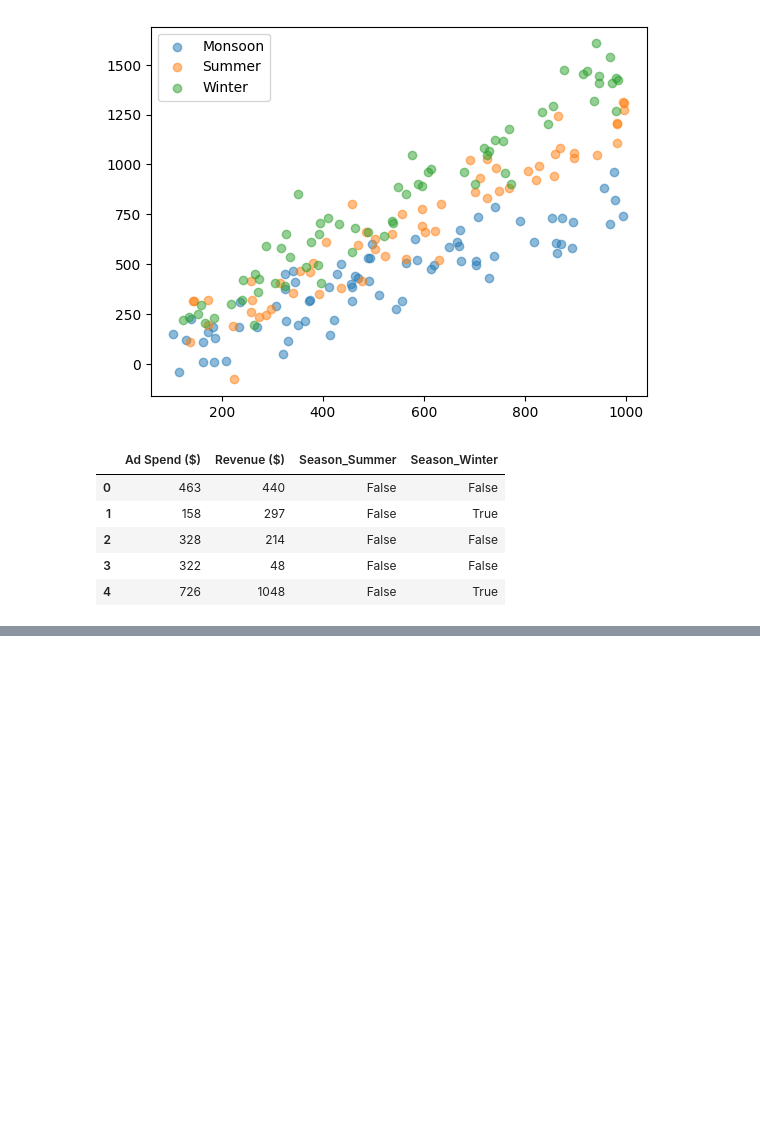
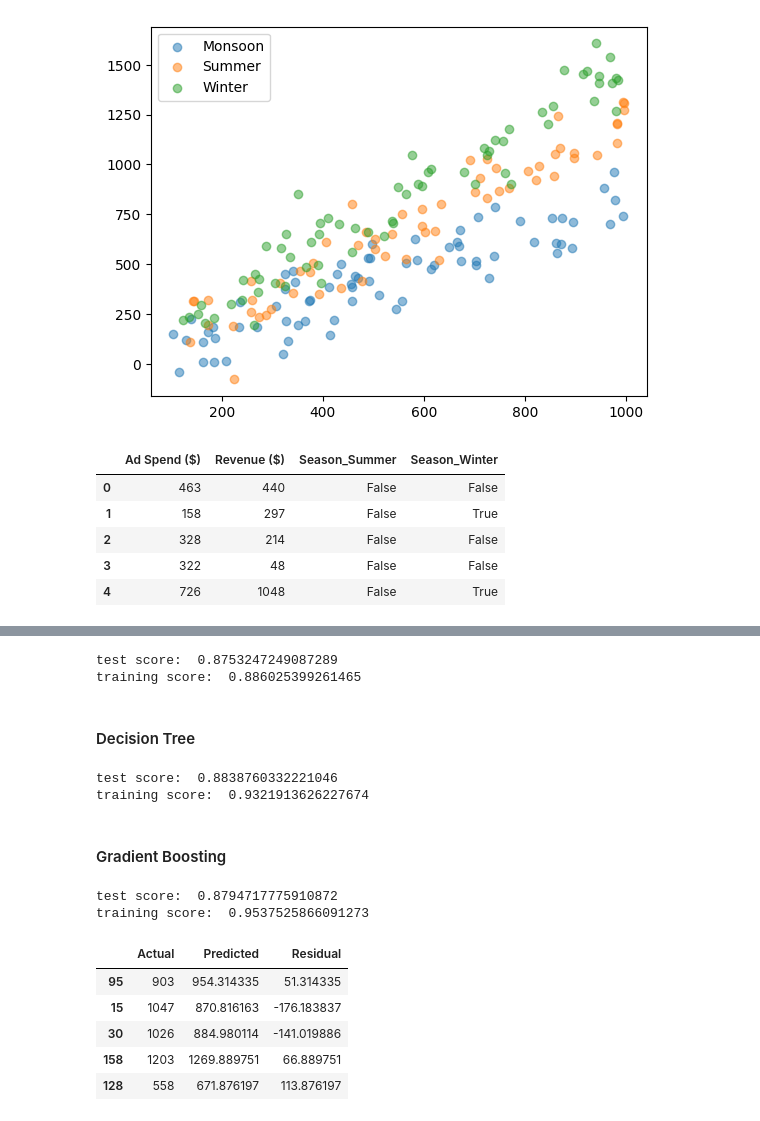
Before and after one commit to HMurawski/dump, a Jupyter notebook: dump_learning/ML/gb_ad_spend.ipynb, the cells around one changed output, grey strips where cells are left out. Cells and saved outputs as stored; diff of their text form; code cells hidden in the pictures; blank space fills up the shorter version.

Commit message:
gb test with ad spending

```diff
--- a/dump_learning/ML/gb_ad_spend.ipynb
+++ b/dump_learning/ML/gb_ad_spend.ipynb
@@ -53,0 +56,49 @@ X_train, X_test, y_train, y_test = train_test_split(X,y, random_state=42, test_s
+# %%
+from sklearn.linear_model import LinearRegression
+from sklearn.metrics import classification_report
+
+model = LinearRegression()
+model.fit(X_train, y_train)
+score = model.score(X_test, y_test)
+print("test score: ",score)
+score_training = model.score(X_train, y_train)
+print("training score: ", score_training)
+# %% [output]
+test score:  0.8753247249087289
+training score:  0.886025399261465
+# %% [markdown]
+#### Decision Tree
+# %%
+from sklearn.tree import DecisionTreeRegressor
+
+model_dt = DecisionTreeRegressor(min_samples_split=5, min_samples_leaf=6)
+model_dt.fit(X_train, y_train)
+print("test score: ", model_dt.score(X_test, y_test))
+print("training score: ", model_dt.score(X_train, y_train))
+# %% [output]
+test score:  0.8838760332221046
+training score:  0.9321913626227674
+# %% [markdown]
+#### Gradient Boosting
+# %%
+from sklearn.ensemble import GradientBoostingRegressor
+
+model_gb = GradientBoostingRegressor(learning_rate=0.01, max_depth=3, n_estimators=500, subsample=0.8)
+model_gb.fit(X_train, y_train)
+print("test score: ", model_gb.score(X_test, y_test))
+print("training score: ", model_gb.score(X_train, y_train))
+# %% [output]
+test score:  0.8794717775910872
+training score:  0.9537525866091273
+# %%
+y_pred = model_gb.predict(X_test)
+
+df_evaluation = pd.DataFrame({"Actual": y_test, "Predicted": y_pred, "Residual" : y_pred-y_test})
+df_evaluation.head()
+# %% [output]
+|  | Actual | Predicted | Residual |
+| 95 | 903 | 954.314335 | 51.314335 |
+| 15 | 1047 | 870.816163 | -176.183837 |
+| 30 | 1026 | 884.980114 | -141.019886 |
+| 158 | 1203 | 1269.889751 | 66.889751 |
+| 128 | 558 | 671.876197 | 113.876197 |
```
Also changed, not shown: parts of 1 cell of this notebook.
